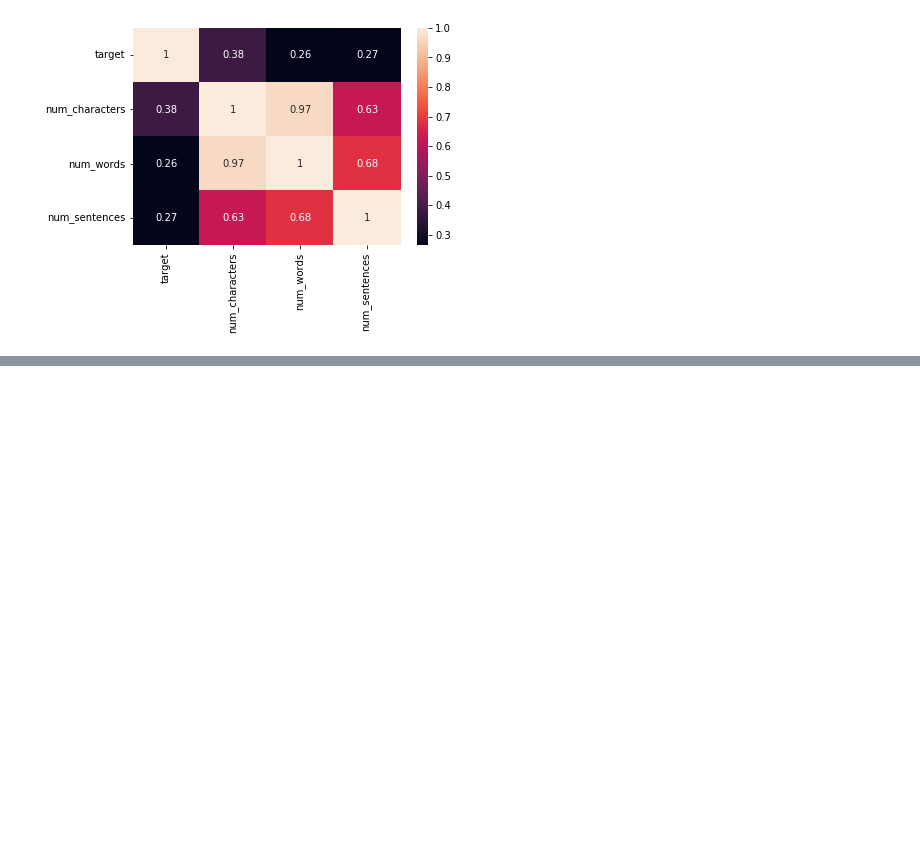
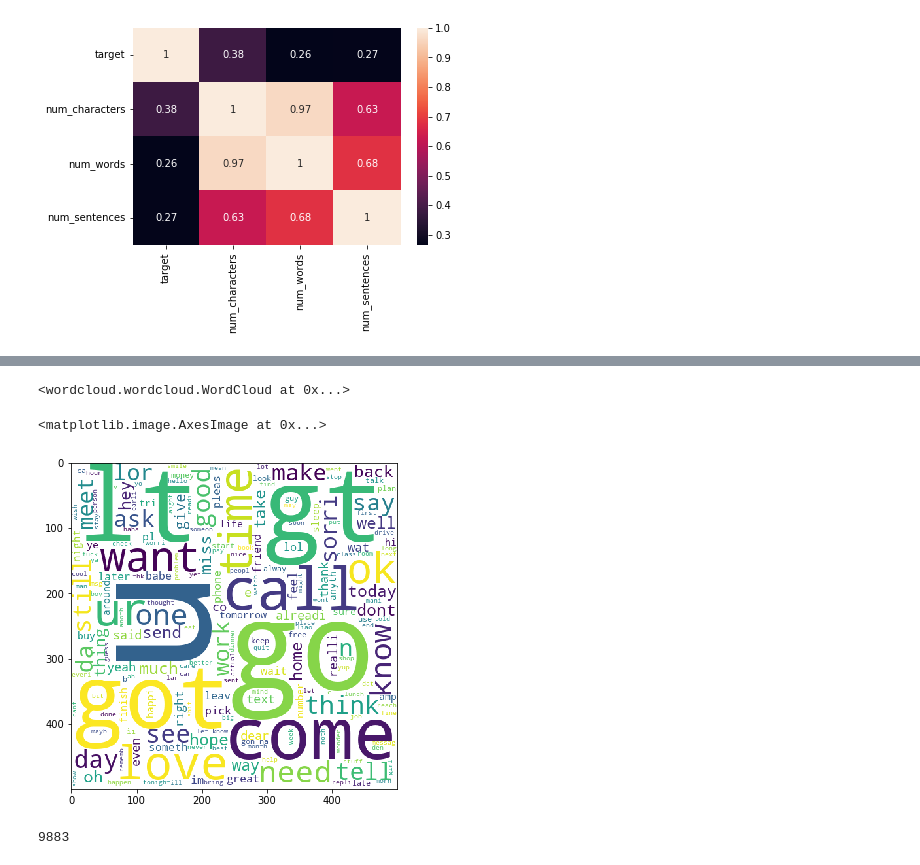
Before and after one commit to Ananthu18/SMS-spam-classifier, a Jupyter notebook: sms-classifier.ipynb, the cells around one changed output, grey strips where cells are left out. Cells and saved outputs as stored; diff of their text form; code cells hidden in the pictures; blank space fills up the shorter version.

```diff
--- a/sms-classifier.ipynb
+++ b/sms-classifier.ipynb
@@ -237,0 +319,11 @@ sns.heatmap(df.corr(),annot=True)
+# %%
+ham_wc = wc.generate(df[df['target']==0]['transform_text'].str.cat(sep=" "))
+ham_wc
+# %% [output]
+<wordcloud.wordcloud.WordCloud at 0x...>
+# %%
+plt.figure(figsize=(15,6))
+plt.imshow(ham_wc)
+# %% [output]
+<matplotlib.image.AxesImage at 0x...>
+[figure, added]
@@ -237,0 +335,4 @@ sns.heatmap(df.corr(),annot=True)
+# %%
+len(spam_corpus)
+# %% [output]
+9883
```
Also changed, not shown: parts of 66 cells of this notebook.
